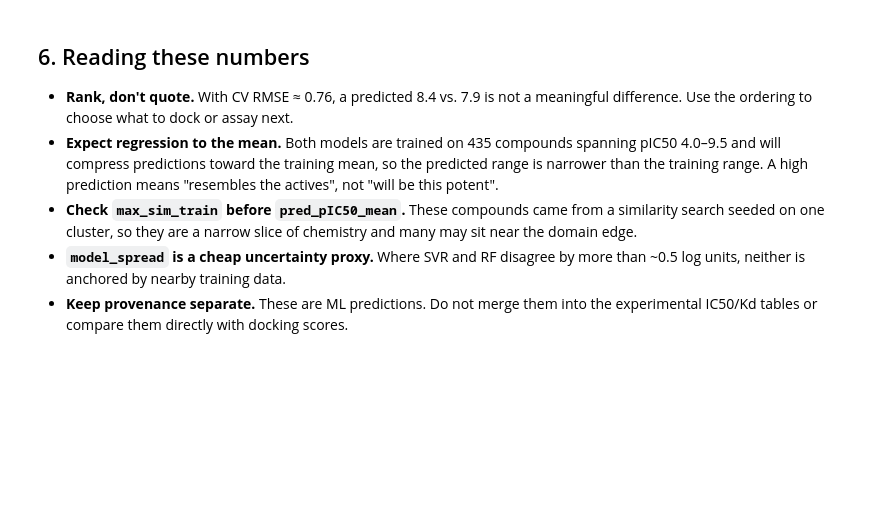
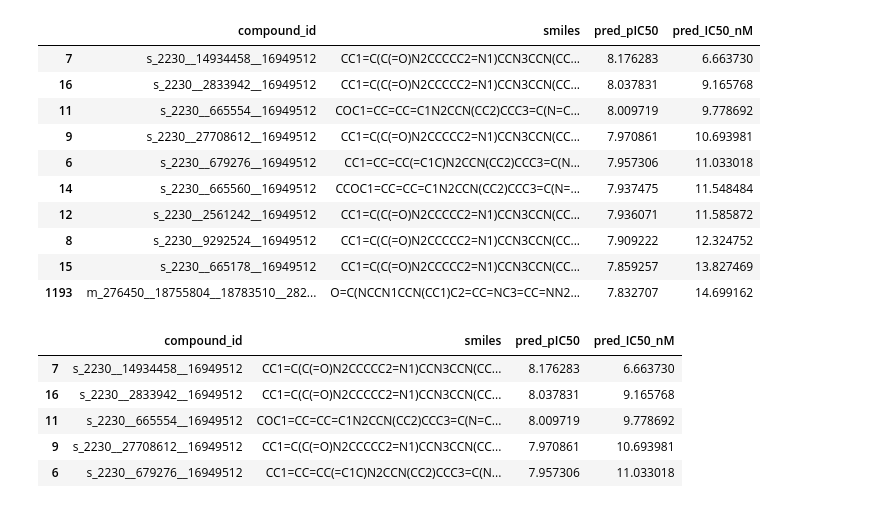
Before and after one commit to Maghanu/ACMDD_D2_Receptor, a Jupyter notebook: Workflow_steps/Workflow_step6_ML_Prediction.ipynb, the cells around one changed output. Drawn from its saved outputs; the diff is of its cells as text; code cells hidden in the pictures; blank space fills up the shorter version.

```diff
--- a/Workflow_steps/Workflow_step6_ML_Prediction.ipynb
+++ b/Workflow_steps/Workflow_step6_ML_Prediction.ipynb
@@ -246,16 +1,60 @@ plt.show()
-# %% [markdown]
-## 6. Reading these numbers
-
-- **Rank, don't quote.** With CV RMSE ≈ 0.76, a predicted 8.4 vs. 7.9 is not a
-  meaningful difference. Use the ordering to choose what to dock or assay next.
-- **Expect regression to the mean.** Both models are trained on 435 compounds spanning
-  pIC50 4.0–9.5 and will compress predictions toward the training mean, so the
-  predicted range is narrower than the training range. A high prediction means
-  "resembles the actives", not "will be this potent".
-- **Check `max_sim_train` before `pred_pIC50_mean`.** These compounds came from a
-  similarity search seeded on one cluster, so they are a narrow slice of chemistry and
-  many may sit near the domain edge.
-- **`model_spread` is a cheap uncertainty proxy.** Where SVR and RF disagree by more
-  than ~0.5 log units, neither is anchored by nearby training data.
-- **Keep provenance separate.** These are ML predictions. Do not merge them into the
-  experimental IC50/Kd tables or compare them directly with docking scores.
+# %%
+from pathlib import Path
+
+import joblib
+import numpy as np
+import pandas as pd
+
+from Workflow_step2_Convert_to_Fingerprint import smiles_to_fp
+
+HERE = Path(_dh[-1])  # Workflow_steps/
+
+# Load the external dataset (similarity search hits from step 4/5)
+external_df = pd.read_csv(HERE / "data" / "Similarity_Scaffold_Compounds.csv")
+
+# The alignment column holds "<SMILES> <id>", so split it
+external_df["smiles"] = external_df["alignment"].str.split().str[0]
+external_df["compound_id"] = external_df["alignment"].str.split().str[1]
+
+# Load the saved RF model (trained on all 435 compounds with Morgan3 fingerprints)
+rf_model = joblib.load(HERE.parent / "models" / "reg_rf_morgan3.joblib")
+
+# External fingerprints must be Morgan3, the same as the training data
+x_external = np.stack(
+    [smiles_to_fp(s, "morgan3") for s in external_df["smiles"]]
+).astype(float)
+
+# Predict with the saved model (no retraining)
+predictions = pd.DataFrame({
+    "compound_id": external_df["compound_id"],
+    "smiles": external_df["smiles"],
+    "pred_pIC50": rf_model.predict(x_external),
+})
+predictions["pred_IC50_nM"] = 10 ** (9 - predictions["pred_pIC50"])
+predictions = predictions.sort_values("pred_pIC50", ascending=False)
+
+predictions.to_csv(HERE / "data" / "Similarity_Scaffold_predicted_pIC50.csv", index=False)
+predictions.head(10)
+# %% [output]
+|  | compound_id | smiles | pred_pIC50 | pred_IC50_nM |
+| 7 | s_2230__14934458__16949512 | CC1=C(C(=O)N2CCCCC2=N1)CCN3CCN(CC... | 8.176283 | 6.663730 |
+| 16 | s_2230__2833942__16949512 | CC1=C(C(=O)N2CCCCC2=N1)CCN3CCN(CC... | 8.037831 | 9.165768 |
+| 11 | s_2230__665554__16949512 | COC1=CC=CC=C1N2CCN(CC2)CCC3=C(N=C... | 8.009719 | 9.778692 |
+| 9 | s_2230__27708612__16949512 | CC1=C(C(=O)N2CCCCC2=N1)CCN3CCN(CC... | 7.970861 | 10.693981 |
+| 6 | s_2230__679276__16949512 | CC1=CC=CC(=C1C)N2CCN(CC2)CCC3=C(N... | 7.957306 | 11.033018 |
+| 14 | s_2230__665560__16949512 | CCOC1=CC=CC=C1N2CCN(CC2)CCC3=C(N=... | 7.937475 | 11.548484 |
+| 12 | s_2230__2561242__16949512 | CC1=C(C(=O)N2CCCCC2=N1)CCN3CCN(CC... | 7.936071 | 11.585872 |
+| 8 | s_2230__9292524__16949512 | CC1=C(C(=O)N2CCCCC2=N1)CCN3CCN(CC... | 7.909222 | 12.324752 |
+| 15 | s_2230__665178__16949512 | CC1=C(C(=O)N2CCCCC2=N1)CCN3CCN(CC... | 7.859257 | 13.827469 |
+| 1193 | m_276450__18755804__18783510__282... | O=C(NCCN1CCN(CC1)C2=CC=NC3=CC=NN2... | 7.832707 | 14.699162 |
+# %%
+# Select the top 5 compounds with the highest predicted pIC50
+top5 = predictions.nlargest(5, "pred_pIC50")
+top5[["compound_id", "smiles", "pred_pIC50", "pred_IC50_nM"]]
+# %% [output]
+|  | compound_id | smiles | pred_pIC50 | pred_IC50_nM |
+| 7 | s_2230__14934458__16949512 | CC1=C(C(=O)N2CCCCC2=N1)CCN3CCN(CC... | 8.176283 | 6.663730 |
+| 16 | s_2230__2833942__16949512 | CC1=C(C(=O)N2CCCCC2=N1)CCN3CCN(CC... | 8.037831 | 9.165768 |
+| 11 | s_2230__665554__16949512 | COC1=CC=CC=C1N2CCN(CC2)CCC3=C(N=C... | 8.009719 | 9.778692 |
+| 9 | s_2230__27708612__16949512 | CC1=C(C(=O)N2CCCCC2=N1)CCN3CCN(CC... | 7.970861 | 10.693981 |
+| 6 | s_2230__679276__16949512 | CC1=CC=CC(=C1C)N2CCN(CC2)CCC3=C(N... | 7.957306 | 11.033018 |
```
Also changed, not shown: parts of 14 cells of this notebook, 17 other files.
